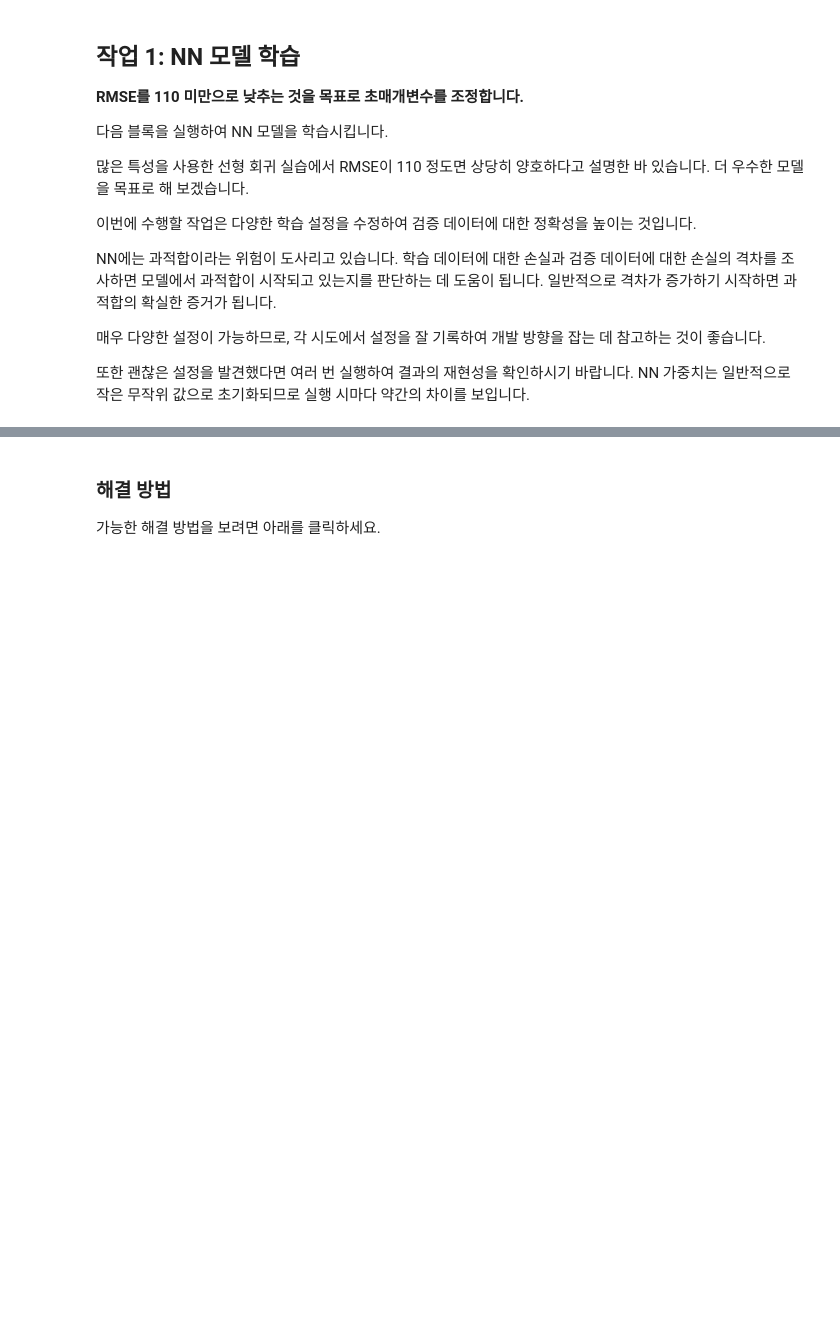
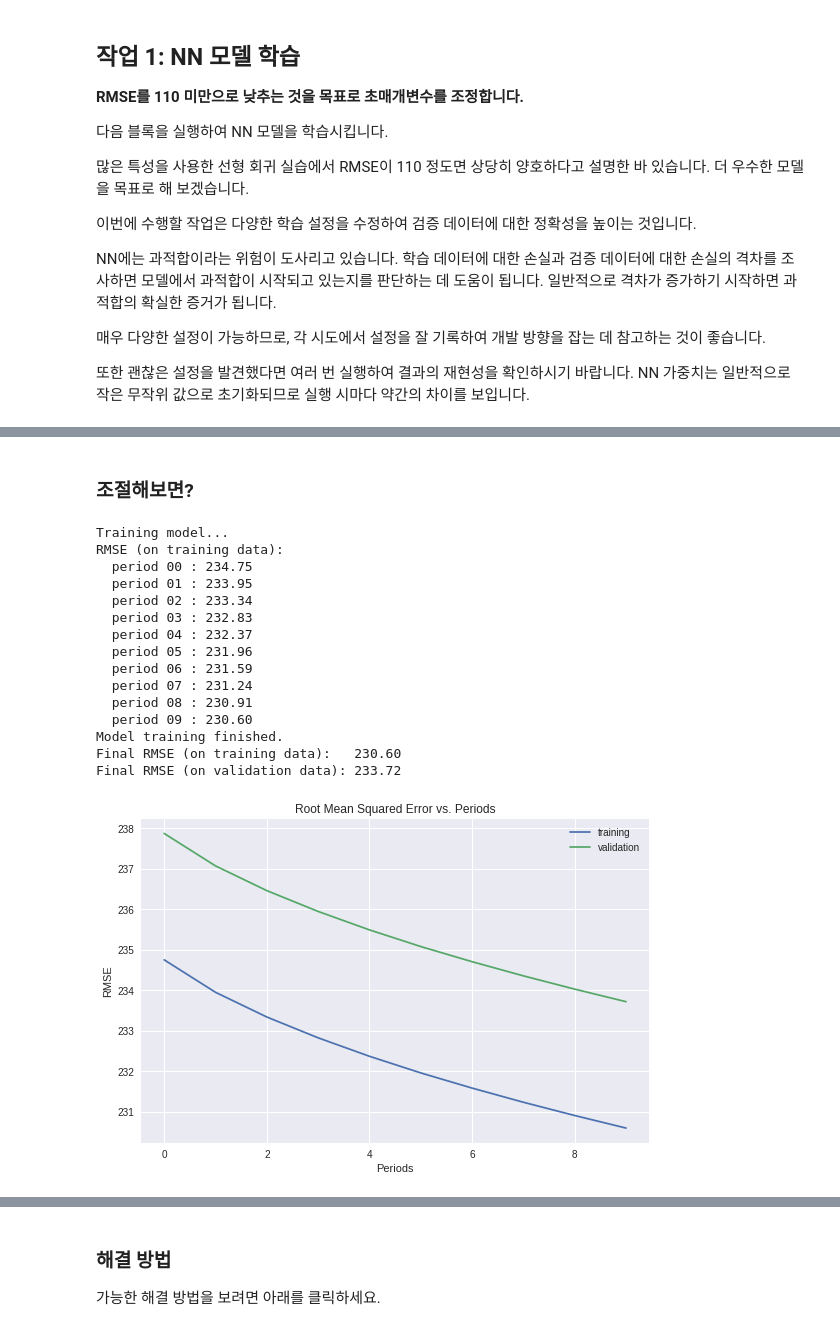
Before and after one commit to aseria/mlcc, a Jupyter notebook: intro_to_neural_nets.ipynb, the cells around one changed output, grey strips where cells are left out. Cells and saved outputs as stored; diff of their text form; code cells hidden in the pictures; blank space fills up the shorter version.

```diff
--- a/intro_to_neural_nets.ipynb
+++ b/intro_to_neural_nets.ipynb
@@ -357,0 +414,29 @@ Final RMSE (on validation data): 129.23
+# %% [markdown]
+### 조절해보면?
+# %%
+dnn_regressor = train_nn_regression_model(
+    learning_rate=0.01,
+    steps=5000,
+    batch_size=50,
+    hidden_units=[4,4,4, 2],
+    training_examples=training_examples,
+    training_targets=training_targets,
+    validation_examples=validation_examples,
+    validation_targets=validation_targets)
+# %% [output]
+Training model...
+RMSE (on training data):
+  period 00 : 234.75
+  period 01 : 233.95
+  period 02 : 233.34
+  period 03 : 232.83
+  period 04 : 232.37
+  period 05 : 231.96
+  period 06 : 231.59
+  period 07 : 231.24
+  period 08 : 230.91
+  period 09 : 230.60
+Model training finished.
+Final RMSE (on training data):   230.60
+Final RMSE (on validation data): 233.72
+[figure, added]
```
Also changed, not shown: parts of 12 cells of this notebook.
